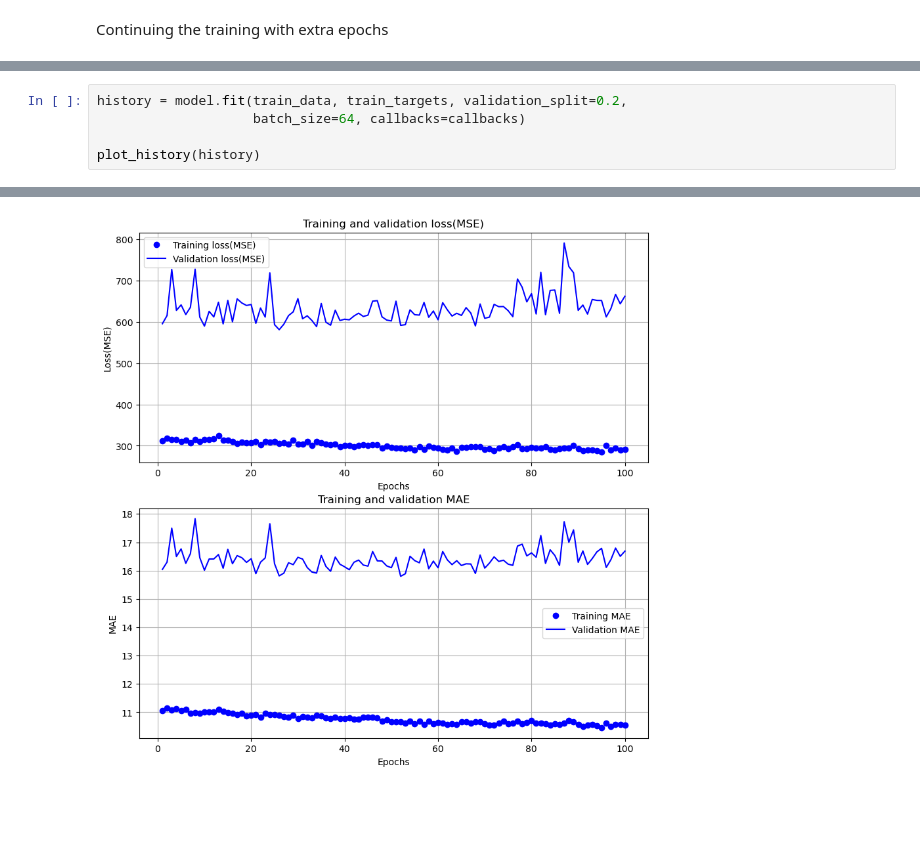
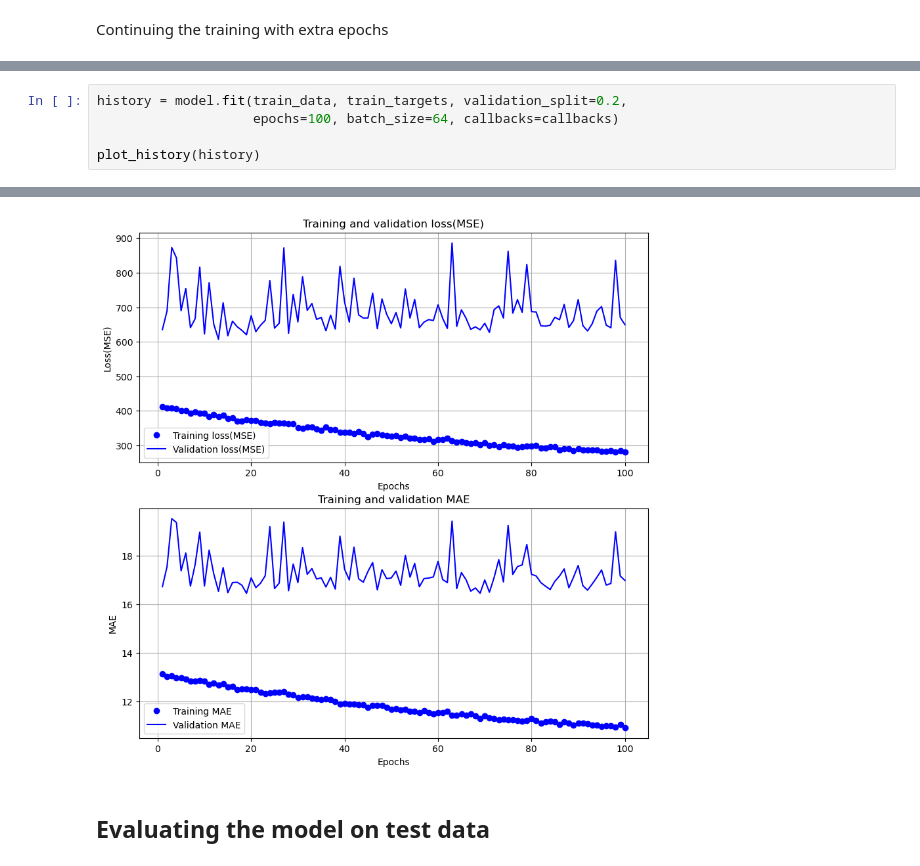
Before and after one commit to ErfanRasti/MachineLearningProjects, a Jupyter notebook: NeuralNetworks/HotelPricePrediction.ipynb, the cells around one changed output, grey strips where cells are left out. Cells and saved outputs as stored; diff of their text form; blank space fills up the shorter version.

Commit message:
Evaluating the model on test data

```diff
--- a/NeuralNetworks/HotelPricePrediction.ipynb
+++ b/NeuralNetworks/HotelPricePrediction.ipynb
@@ -402,6 +426,6 @@ Epoch 50/50
 # %%
 history = model.fit(train_data, train_targets, validation_split=0.2,
-                    batch_size=64, callbacks=callbacks)
+                    epochs=100, batch_size=64, callbacks=callbacks)
 
 plot_history(history)
 # %% [output]
@@ -425 +449,3 @@ Epoch 100/100
-[figure, old version]
+[figure, new version]
+# %% [markdown]
+## Evaluating the model on test data
```
Also changed, not shown: parts of 10 cells of this notebook, 1 other file.
